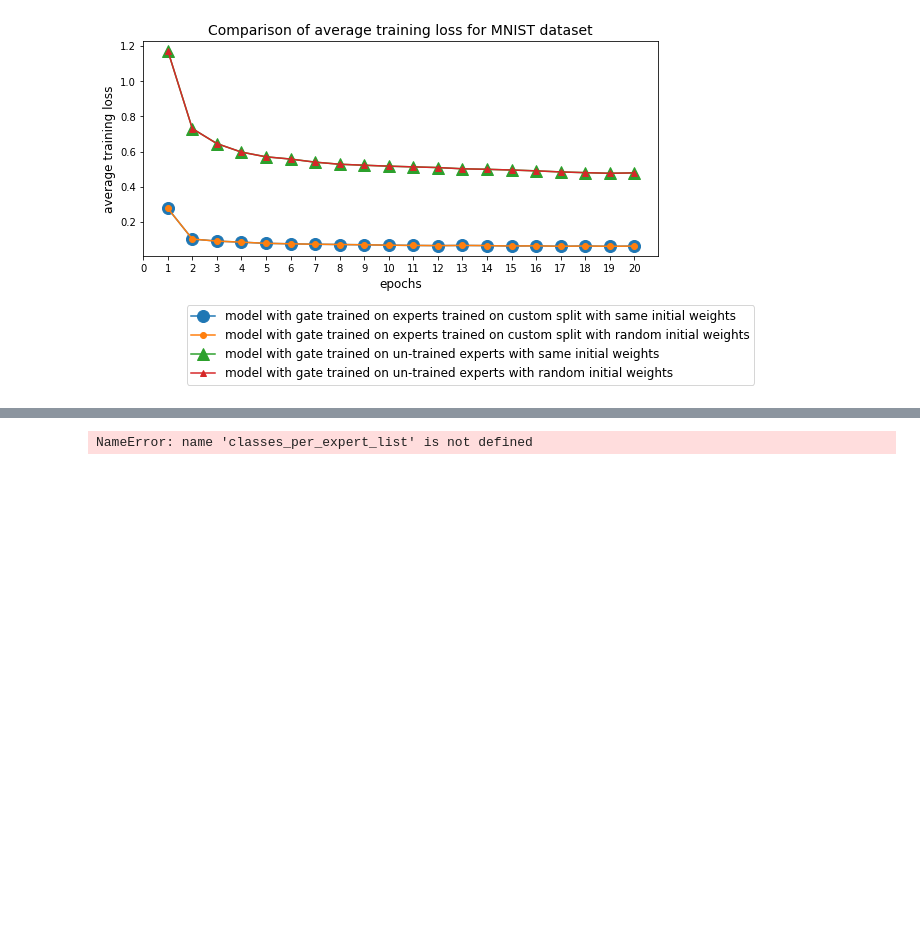
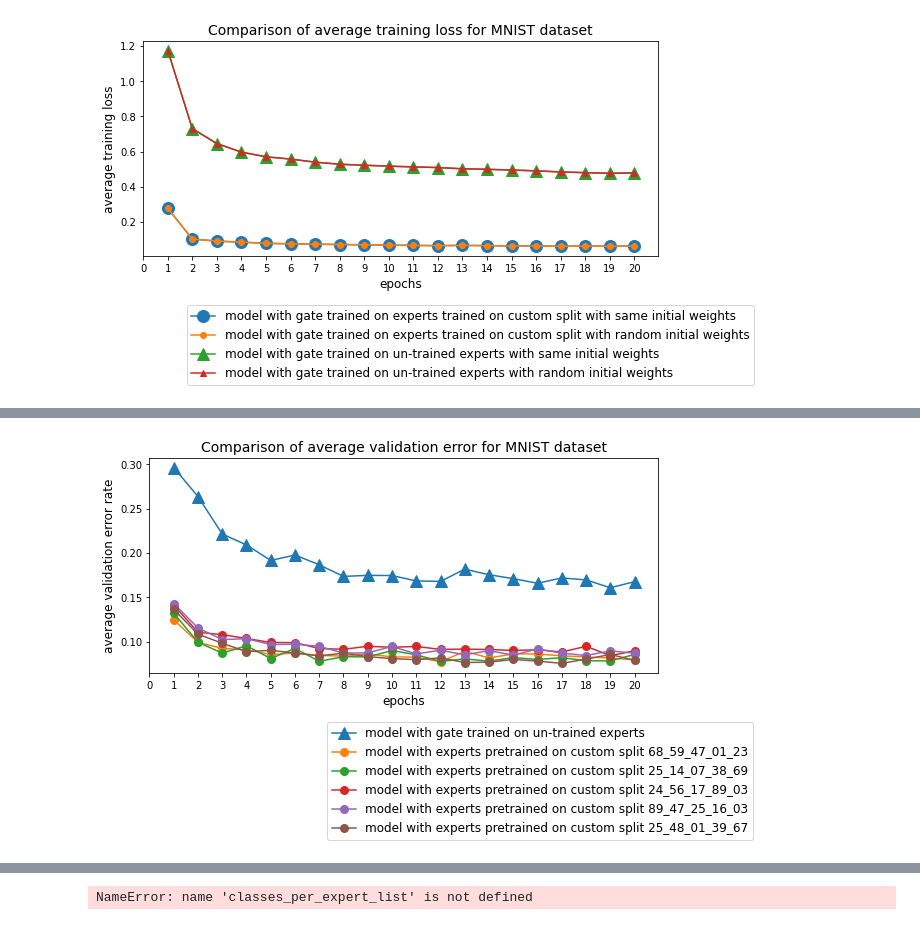
Before and after one commit to yamsgithub/modular_deep_learning, a Jupyter notebook: aaai_2022/notebooks/mnist_classification.ipynb, the cells around one changed output, grey strips where cells are left out. Saved outputs shown, nothing was run; the diff lists cells and outputs as text; code cells hidden in the pictures; blank space fills up the shorter version.

```diff
--- a/aaai_2022/notebooks/mnist_classification.ipynb
+++ b/aaai_2022/notebooks/mnist_classification.ipynb
@@ -352,5 +312,7 @@ model_3 = 'mnist_pretrained_gate_scratch_rand_wts'
 total_experts = 5
 # %%
 num_epochs = 20
+# %%
+T = [1.0]*num_epochs
 # %%
 # Train models model_1, model_2 and model_3 for 10 runs
@@ -577,7 +550,7 @@ for cpe in classes_per_expert_list:
 # Function to pre-train experts according to the split
 def train_experts(masks, total_experts, num_classes_per_expert, num_classes, num_epochs, batch_size,
                   trainset, testset):
-    expert_models_copy = experts(total_experts, masks, num_classes, num_classes_per_expert).to(device)
+    expert_models_copy = experts(num_experts=total_experts, total_num_classes=num_classes).to(device)
     expert_models = deepcopy(expert_models_copy)
 
     for mask, expert in zip(masks, expert_models):
@@ -590,8 +563,7 @@ def train_experts(masks, total_experts, num_classes_per_expert, num_classes, num
                                           batch_size=batch_size,
                                           shuffle=True)
 
-        optimizer_expert = optim.RMSprop(expert.parameters(),
-                                      lr=0.001, momentum=0.9)
+        optimizer_expert = optim.Adam(expert.parameters(), lr=0.001, amsgrad=False)
 
         loss_criterion = cross_entropy_loss()
         for epoch in range(num_epochs):
@@ -603,7 +575,7 @@ def train_experts(masks, total_experts, num_classes_per_expert, num_classes, num
                 outputs = expert(inputs)
 
                 optimizer_expert.zero_grad()
-                loss = loss_criterion(outputs, labels)
+                loss = loss_criterion(outputs=outputs, targets=labels)
 
                 loss.backward()
 
@@ -635,5 +662,6 @@ num_epochs = 20
 # Pre-train experts on pre-defined splits
 for class_per_expert in classes_per_expert_list:
     print(class_per_expert)
-    expert_models, expert_models_copy = train_experts(class_per_expert, total_experts, [2]*total_experts, num_classes, num_epochs, batch_size,
-                      trainset, testset)
+    expert_models, expert_models_copy = train_experts(masks=class_per_expert, total_experts=total_experts, num_classes_per_expert=[2]*total_experts,
+                                                      num_classes=num_classes, num_epochs=num_epochs, batch_size=batch_size,
+                                                      trainset=trainset,testset=testset)
@@ -1308,0 +1166,65 @@ mnist_pretrained_gate_importance_0.8_error_compare_diff_subsets_10_5_experts.png
+# %%
+def export_legend(legend, filename="legend.png"):
+    fig  = legend.figure
+    fig.canvas.draw()
+    bbox  = legend.get_window_extent().transformed(fig.dpi_scale_trans.inverted())
+    fig.savefig(filename, dpi="figure", bbox_inches=bbox)
+# %%
+m_key = 'moe_expectation_model'
+n_runs = 5
+total_experts = 5
+
+model_1 = 'mnist_scratch'
+
+m1 = model_1
+
+plot_file = generate_plot_file(m1, specific=str(num_classes)+'_'+str(total_experts)+'_models.pt')
+
+# Note: Here we are loading the pre-trained model from 'pre_trained_model_path. Change this to 'model_path' to load the
+# model you build above
+models_scratch = torch.load(open(os.path.join(model_path, plot_file),'rb'), map_location=device)
+# print([torch.hstack(model[m_key]['experts'][total_experts]['history']['val_accuracy']) for model in models_scratch])
+history_scratch = torch.vstack([torch.hstack(model[m_key]['experts'][total_experts]['history']['val_accuracy']) for model in models_scratch])
+mean_acc_scratch = torch.mean(history_scratch, dim=0)
+
+
+fig,ax = plt.subplots(1, 1, sharex=False, sharey=False, figsize=(8,4))
+
+ax.plot(range(1, 1+len(mean_acc_scratch)), 1-mean_acc_scratch.cpu().numpy(), marker='^', markersize=12)
+
+legend_labels = ['model with gate trained on un-trained experts']
+
+history_prechosen = []
+model_2 = 'mnist_pretrained_gate_prechosen'
+
+m2 = model_2
+
+for classes_per_expert in classes_per_expert_list:
+    plot_file = generate_plot_file(m2, specific=str(num_classes)+'_'+str(total_experts)+'_'+classes_per_expert_str(classes_per_expert)+'_models.pt')
+    models_prechosen = torch.load(open(os.path.join(model_path, plot_file),'rb'), map_location=device)
+
+    history_prechosen = torch.vstack([torch.hstack(model[m_key]['experts'][total_experts]['history']['val_accuracy']) for model in models_prechosen])
+    acc_prechosen = torch.mean(history_prechosen, dim=0)
+    ax.plot(range(1, 1+len(acc_prechosen)), 1-acc_prechosen.cpu().numpy(), marker='o', markersize=8)
+    legend_labels.append('model with experts pretrained on custom split '+classes_per_expert_str(classes_per_expert))
+
+legend = plt.legend(legend_labels, bbox_to_anchor=(1.2, -0.2), fontsize=12)
+legend.set_visible(False)
+
+ax.set_title('Comparison of average validation error for MNIST dataset', fontsize=14)
+ax.set_xlabel('epochs', fontsize=12)
+ax.set_xticks(range(len(mean_acc_scratch)+1))
+ax.set_ylabel('average validation error rate', fontsize=12)
+
+model = 'mnist_pretrained_gate'
+image_file = generate_plot_file(model, specific='error_compare_diff_subsets_'+str(num_classes)+'_'+str(total_experts)+'_experts.png')
+plt.tight_layout()
+plt.savefig(os.path.join(fig_path, image_file))
+print(image_file)
+
+legend.set_visible(True)
+image_file = generate_plot_file(model, specific='error_compare_diff_subsets_legend_'+str(num_classes)+'_'+str(total_experts)+'_experts.png')
+image_file=os.path.join(fig_path, image_file)
+export_legend(legend, image_file)
+plt.show()
+# %% [output]
@@ -1309,3 +1232,4 @@ mnist_pretrained_gate_importance_0.8_error_compare_diff_subsets_10_5_experts.png
+[figure, added]
 # %%
 m_key = 'moe_expectation_model'
 n_runs = 5
```
Also changed, not shown: parts of 34 cells of this notebook, 1 other file.
